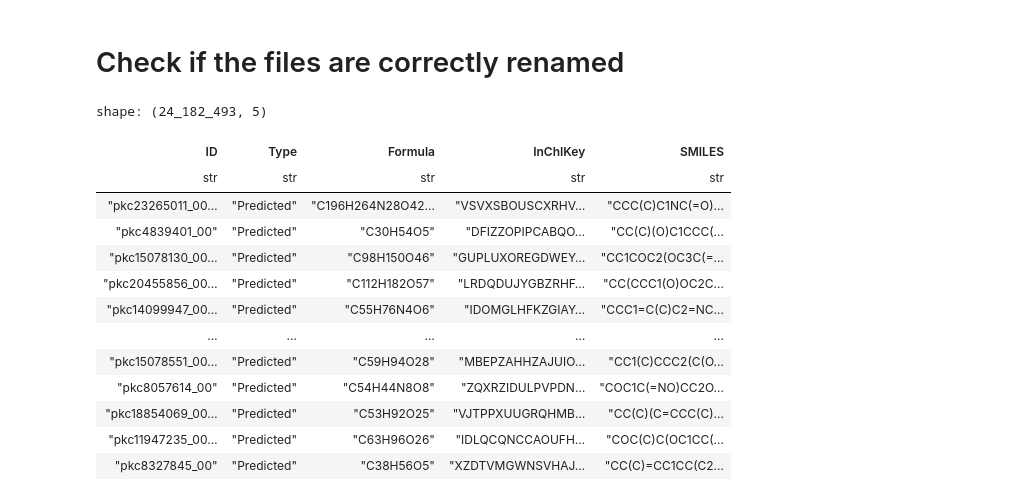
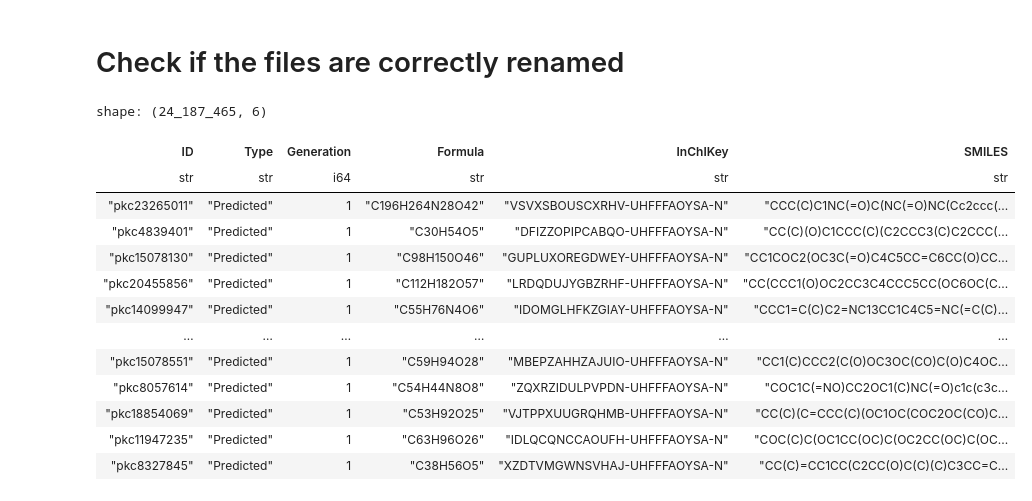
Before and after one commit to commons-research/read-MINE-results, a Jupyter notebook: read_mine_results/db_files/QC.ipynb, the cells around one changed output. Drawn from its saved outputs; the diff is of its cells as text; code cells hidden in the pictures.

```diff
--- a/read_mine_results/db_files/QC.ipynb
+++ b/read_mine_results/db_files/QC.ipynb
@@ -2,23 +2,24 @@
 # Check if the files are correctly renamed
 # %%
 import polars as pl
+pl.Config(fmt_str_lengths=550)
 
-df_comp = pl.read_parquet("renamed_files/compounds_1_generalized_230106_frozen_metadata_for_MINES_split_00.csv_77226.91_.parquet")
-
-df
+main_path = "/home/pamrein/2024_masterthesis/read-MINE-results/read_mine_results/db_files"
+df_comp = pl.read_parquet(main_path + "/all_original_files/compounds_1_generalized_230106_frozen_metadata_for_MINES_split_00.csv_77226.91_.parquet")
+df_comp
 # %% [output]
-shape: (24_182_493, 5)
+shape: (24_187_465, 6)
-| ID | Type | Formula | InChIKey | SMILES |
-| str | str | str | str | str |
-| "pkc23265011_00… | "Predicted" | "C196H264N28O42… | "VSVXSBOUSCXRHV… | "CCC(C)C1NC(=O)… |
-| "pkc4839401_00" | "Predicted" | "C30H54O5" | "DFIZZOPIPCABQO… | "CC(C)(O)C1CCC(… |
-| "pkc15078130_00… | "Predicted" | "C98H150O46" | "GUPLUXOREGDWEY… | "CC1COC2(OC3C(=… |
-| "pkc20455856_00… | "Predicted" | "C112H182O57" | "LRDQDUJYGBZRHF… | "CC(CCC1(O)OC2C… |
-| "pkc14099947_00… | "Predicted" | "C55H76N4O6" | "IDOMGLHFKZGIAY… | "CCC1=C(C)C2=NC… |
-| … | … | … | … | … |
-| "pkc15078551_00… | "Predicted" | "C59H94O28" | "MBEPZAHHZAJUIO… | "CC1(C)CCC2(C(O… |
-| "pkc8057614_00" | "Predicted" | "C54H44N8O8" | "ZQXRZIDULPVPDN… | "COC1C(=NO)CC2O… |
-| "pkc18854069_00… | "Predicted" | "C53H92O25" | "VJTPPXUUGRQHMB… | "CC(C)(C=CCC(C)… |
-| "pkc11947235_00… | "Predicted" | "C63H96O26" | "IDLQCQNCCAOUFH… | "COC(C)C(OC1CC(… |
-| "pkc8327845_00" | "Predicted" | "C38H56O5" | "XZDTVMGWNSVHAJ… | "CC(C)=CC1CC(C2… |
+| ID | Type | Generation | Formula | InChIKey | SMILES |
+| str | str | i64 | str | str | str |
+| "pkc23265011" | "Predicted" | 1 | "C196H264N28O42" | "VSVXSBOUSCXRHV-UHFFFAOYSA-N" | "CCC(C)C1NC(=O)C(NC(=O)NC(Cc2ccc(... |
+| "pkc4839401" | "Predicted" | 1 | "C30H54O5" | "DFIZZOPIPCABQO-UHFFFAOYSA-N" | "CC(C)(O)C1CCC(C)(C2CCC3(C)C2CCC(... |
+| "pkc15078130" | "Predicted" | 1 | "C98H150O46" | "GUPLUXOREGDWEY-UHFFFAOYSA-N" | "CC1COC2(OC3C(=O)C4C5CC=C6CC(O)CC... |
+| "pkc20455856" | "Predicted" | 1 | "C112H182O57" | "LRDQDUJYGBZRHF-UHFFFAOYSA-N" | "CC(CCC1(O)OC2CC3C4CCC5CC(OC6OC(C... |
+| "pkc14099947" | "Predicted" | 1 | "C55H76N4O6" | "IDOMGLHFKZGIAY-UHFFFAOYSA-N" | "CCC1=C(C)C2=NC13CC1C4C5=NC(=C(C)... |
+| … | … | … | … | … | … |
+| "pkc15078551" | "Predicted" | 1 | "C59H94O28" | "MBEPZAHHZAJUIO-UHFFFAOYSA-N" | "CC1(C)CCC2(C(O)OC3OC(CO)C(O)C4OC... |
+| "pkc8057614" | "Predicted" | 1 | "C54H44N8O8" | "ZQXRZIDULPVPDN-UHFFFAOYSA-N" | "COC1C(=NO)CC2OC1(C)NC(=O)c1c(c3c... |
+| "pkc18854069" | "Predicted" | 1 | "C53H92O25" | "VJTPPXUUGRQHMB-UHFFFAOYSA-N" | "CC(C)(C=CCC(C)(OC1OC(COC2OC(CO)C... |
+| "pkc11947235" | "Predicted" | 1 | "C63H96O26" | "IDLQCQNCCAOUFH-UHFFFAOYSA-N" | "COC(C)C(OC1CC(OC)C(OC2CC(OC)C(OC... |
+| "pkc8327845" | "Predicted" | 1 | "C38H56O5" | "XZDTVMGWNSVHAJ-UHFFFAOYSA-N" | "CC(C)=CC1CC(C2CC(O)C(C)(C)C3CC=C... |
 # %%
```
Also changed, not shown: parts of 7 cells of this notebook, 2 other files.
